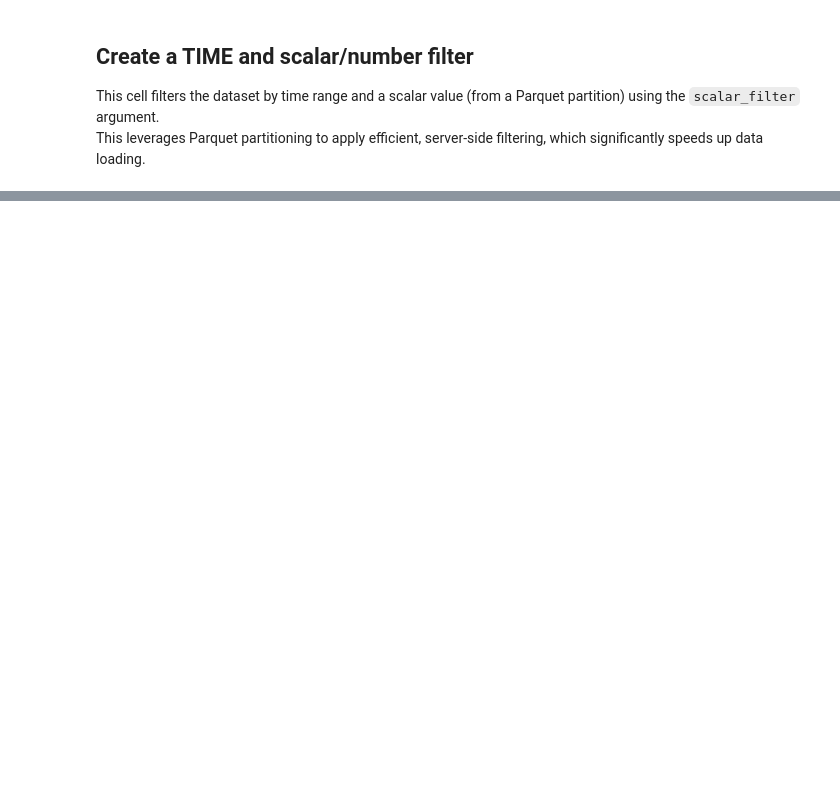
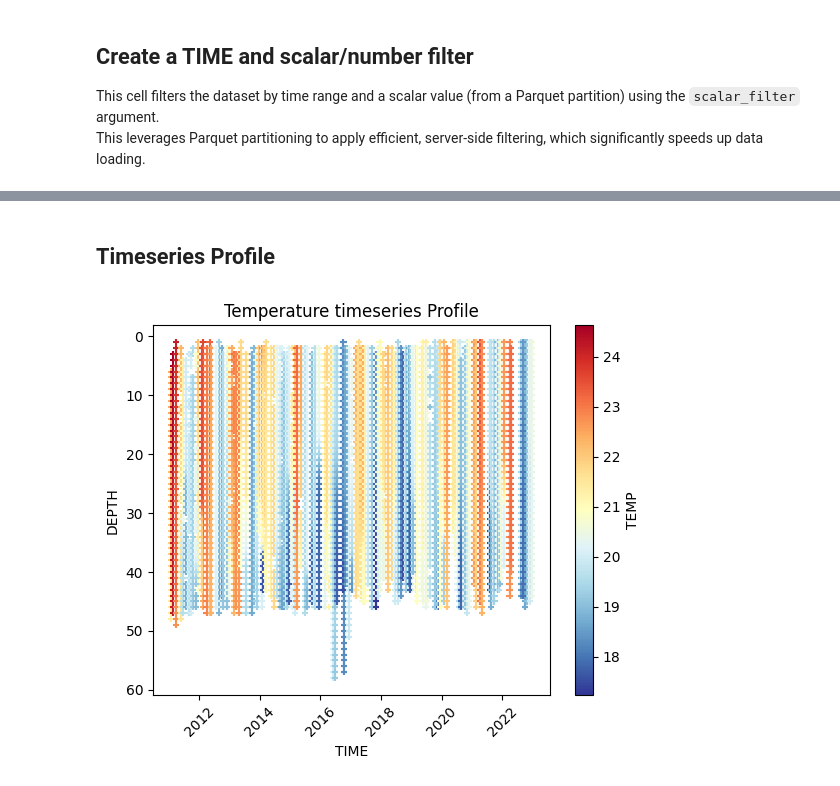
Before and after one commit to aodn/aodn_cloud_optimised, a Jupyter notebook: notebooks/vessel_nrs_ctd_profiles_delayed_qc.ipynb, the cells around one changed output, grey strips where cells are left out. Drawn from its saved outputs; the diff is of its cells as text; code cells hidden in the pictures; blank space fills up the shorter version.

```diff
--- a/notebooks/vessel_nrs_ctd_profiles_delayed_qc.ipynb
+++ b/notebooks/vessel_nrs_ctd_profiles_delayed_qc.ipynb
@@ -112,0 +163,15 @@ df.info()
+# %% [markdown]
+## Timeseries Profile
+# %%
+import matplotlib.pyplot as plt
+ax = df.plot.scatter(x='TIME', y='DEPTH', c='TEMP', marker='+', linestyle="None", cmap='RdYlBu_r', title=f'Temperature timeseries Profile')
+
+ax.invert_yaxis()
+
+# Rotate x-axis labels at 45 degrees
+ax.set_xticklabels(ax.get_xticklabels(), rotation=45)
+
+# Show the plot
+plt.show()
+# %% [output]
+[figure, added]
```
Also changed, not shown: parts of 17 cells of this notebook.
